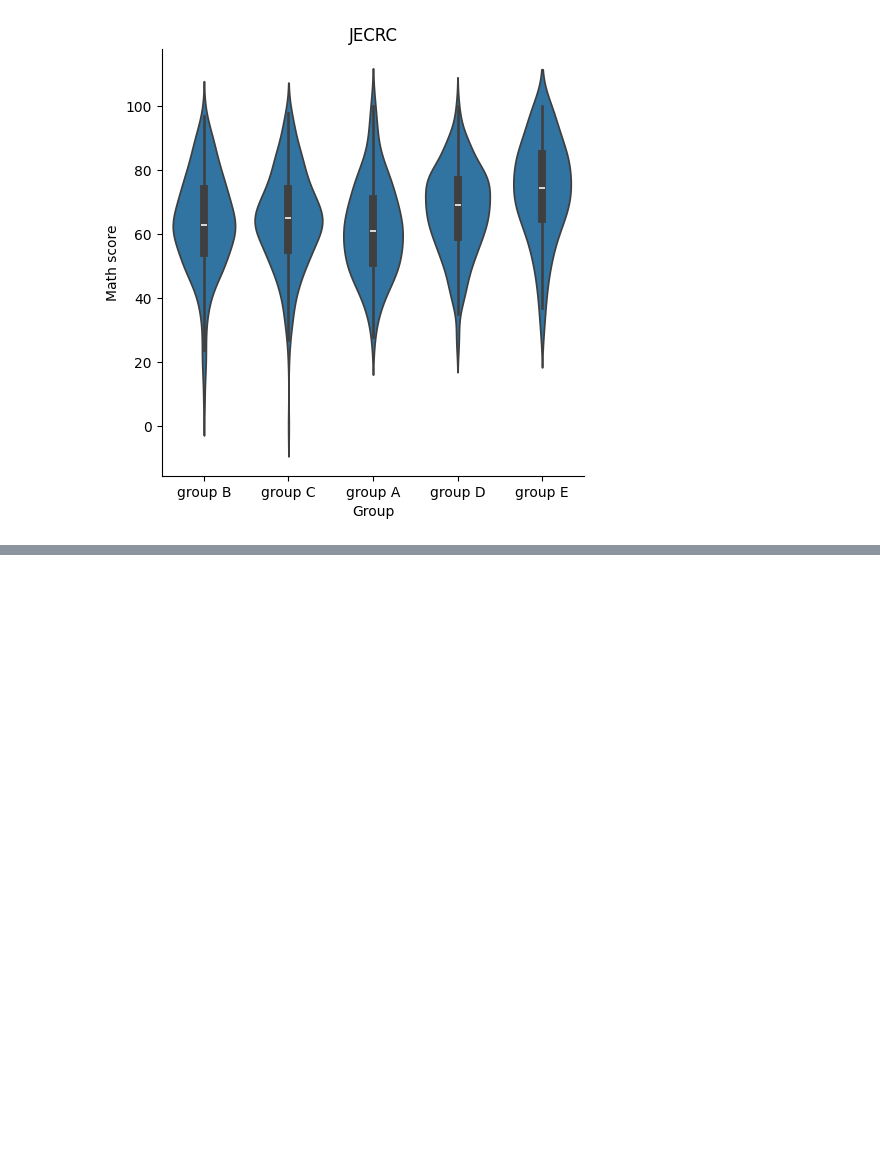
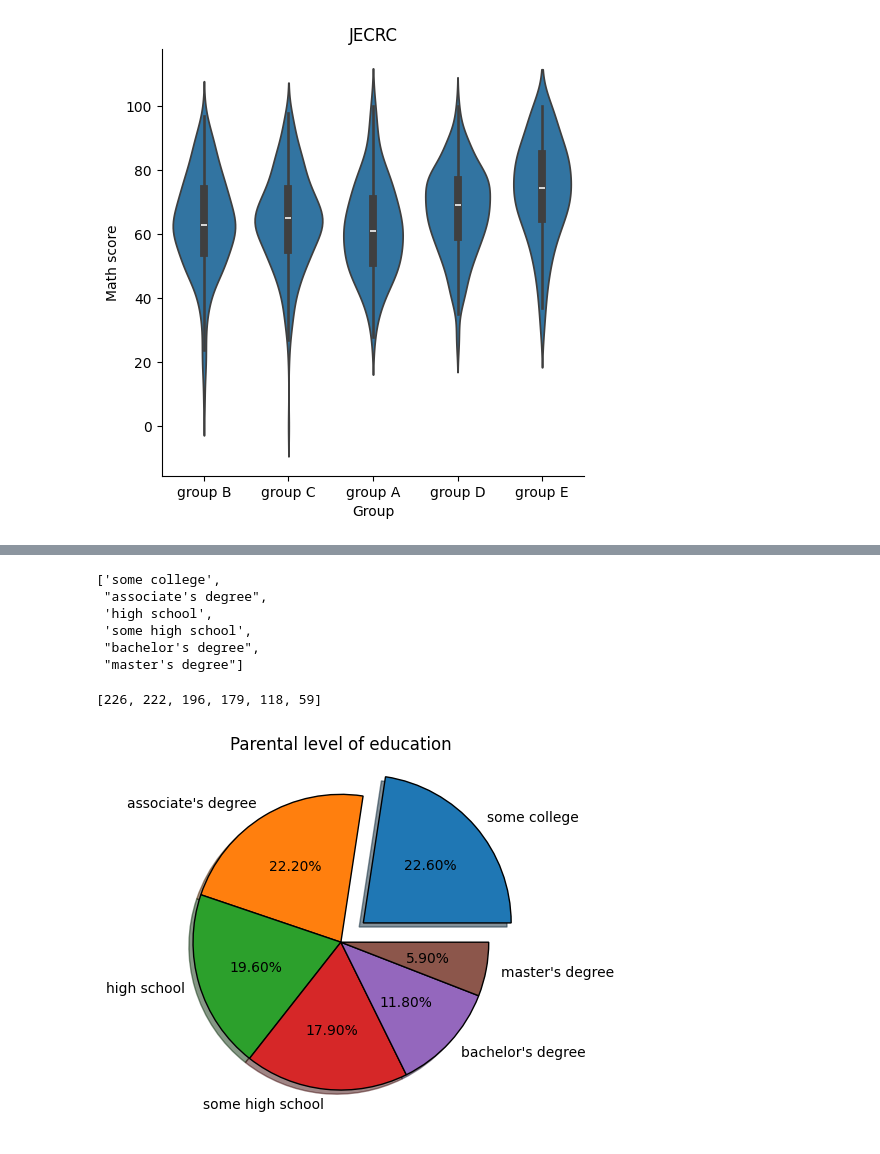
Before and after one commit to suhani132/Ai-Ml, a Jupyter notebook: Day-16.ipynb, the cells around one changed output, grey strips where cells are left out. Saved outputs shown, nothing was run; the diff lists cells and outputs as text; code cells hidden in the pictures; blank space fills up the shorter version.

```diff
--- a/Day-16.ipynb
+++ b/Day-16.ipynb
@@ -63,3 +63,22 @@ plt.show() # removes unnecasry values
 # %%
-label = list(df['day'].value_counts().keys())
+label = list(df['parental level of education'].value_counts().keys())
 label
+# %% [output]
+['some college',
+ "associate's degree",
+ 'high school',
+ 'some high school',
+ "bachelor's degree",
+ "master's degree"]
+# %%
+val = list(df['parental level of education'].value_counts().values)
+val
+# %% [output]
+[226, 222, 196, 179, 118, 59]
+# %%
+ls = [0.2,0,0,0,0,0] # makes that particular content at gap
+plt.pie(val,labels=label,wedgeprops={'ec':'k'},explode=ls,autopct="%1.2f%%",shadow=True) #edgecolor
+plt.title('Parental level of education')
+plt.show()
+# %% [output]
+[figure, added]
```
Also changed, not shown: parts of 1 cell of this notebook.
